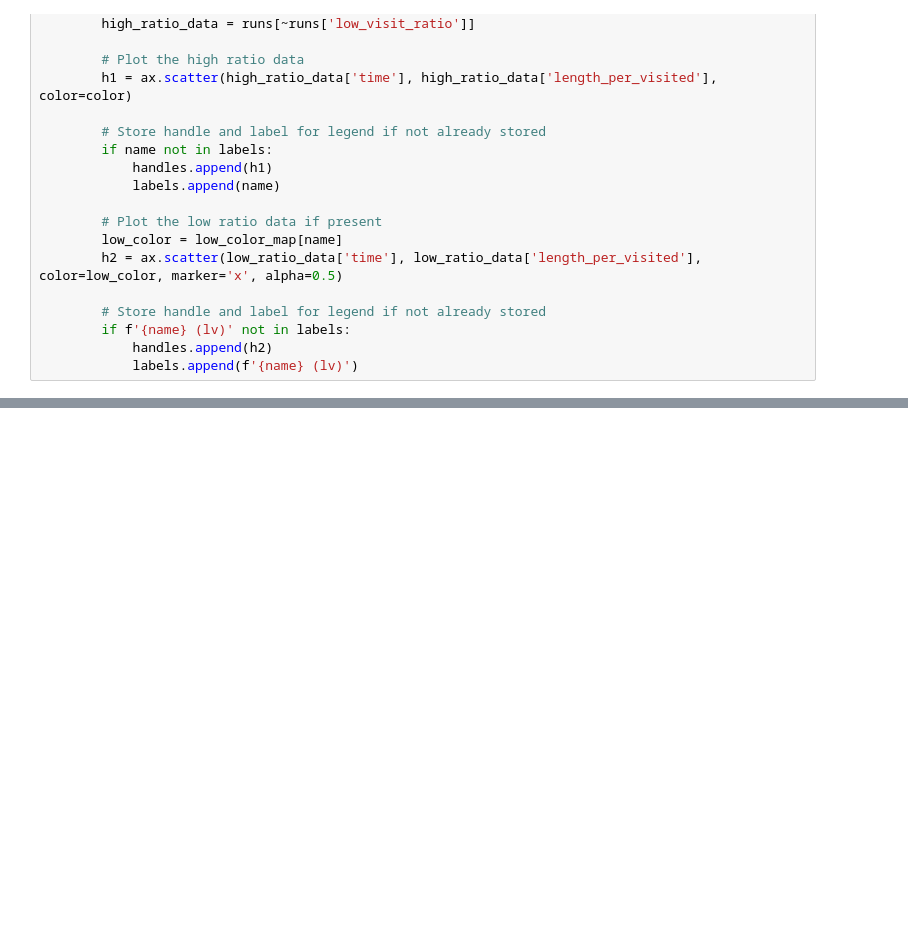
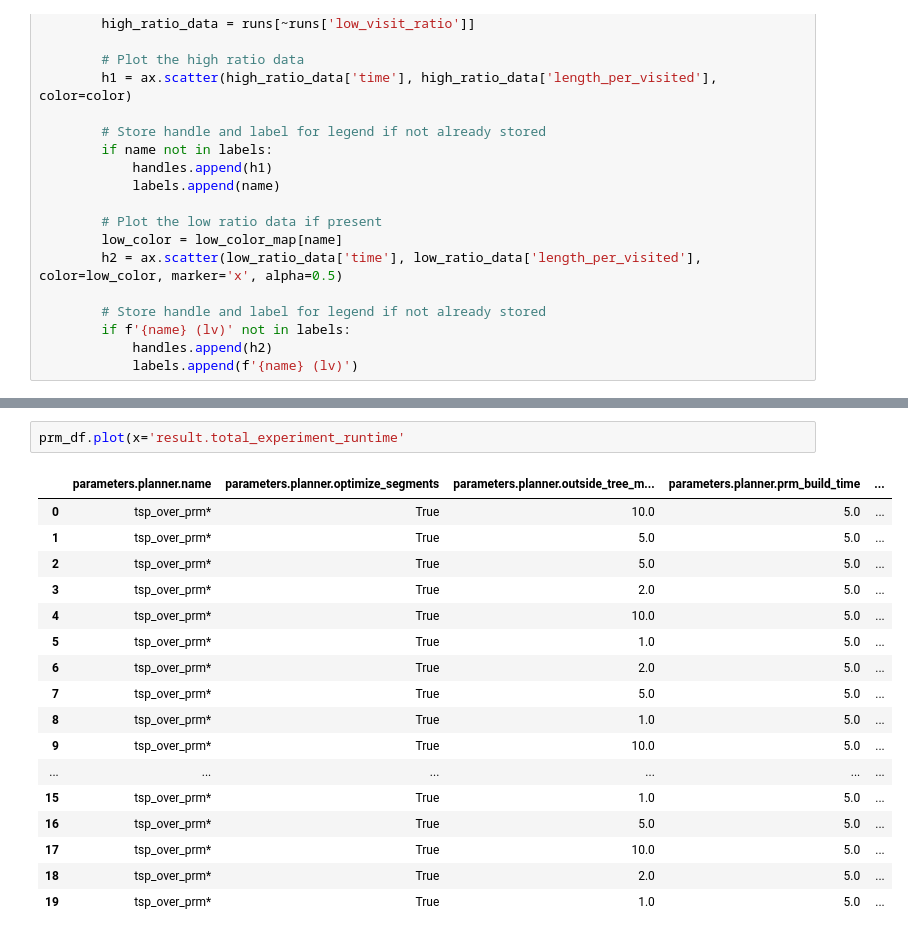
Before and after one commit to werner291/Multigoal-Orchard-Drone-Planning-Library, a Jupyter notebook: analysis/RAL PRM vs Sphere vs Convex.ipynb, the cells around one changed output, grey strips where cells are left out. Cells and saved outputs as stored; diff of their text form; blank space fills up the shorter version.

```diff
--- a/analysis/RAL PRM vs Sphere vs Convex.ipynb
+++ b/analysis/RAL PRM vs Sphere vs Convex.ipynb
@@ -150,0 +143,20 @@ df[df['name'] == 'tsp_over_prm*'].groupby('result', dropna=False).count()
+# %%
+prm_df.plot(x='result.total_experiment_runtime'
+# %% [output]
+|  | parameters.planner.name | parameters.planner.optimize_segments | parameters.planner.outside_tree_m... | parameters.planner.prm_build_time | ... |
+| 0 | tsp_over_prm* | True | 10.0 | 5.0 | ... |
+| 1 | tsp_over_prm* | True | 5.0 | 5.0 | ... |
+| 2 | tsp_over_prm* | True | 5.0 | 5.0 | ... |
+| 3 | tsp_over_prm* | True | 2.0 | 5.0 | ... |
+| 4 | tsp_over_prm* | True | 10.0 | 5.0 | ... |
+| 5 | tsp_over_prm* | True | 1.0 | 5.0 | ... |
+| 6 | tsp_over_prm* | True | 2.0 | 5.0 | ... |
+| 7 | tsp_over_prm* | True | 5.0 | 5.0 | ... |
+| 8 | tsp_over_prm* | True | 1.0 | 5.0 | ... |
+| 9 | tsp_over_prm* | True | 10.0 | 5.0 | ... |
+| ... | ... | ... | ... | ... | ... |
+| 15 | tsp_over_prm* | True | 1.0 | 5.0 | ... |
+| 16 | tsp_over_prm* | True | 5.0 | 5.0 | ... |
+| 17 | tsp_over_prm* | True | 10.0 | 5.0 | ... |
+| 18 | tsp_over_prm* | True | 2.0 | 5.0 | ... |
+| 19 | tsp_over_prm* | True | 1.0 | 5.0 | ... |
```
Also changed, not shown: parts of 7 cells of this notebook, 5 other files.
